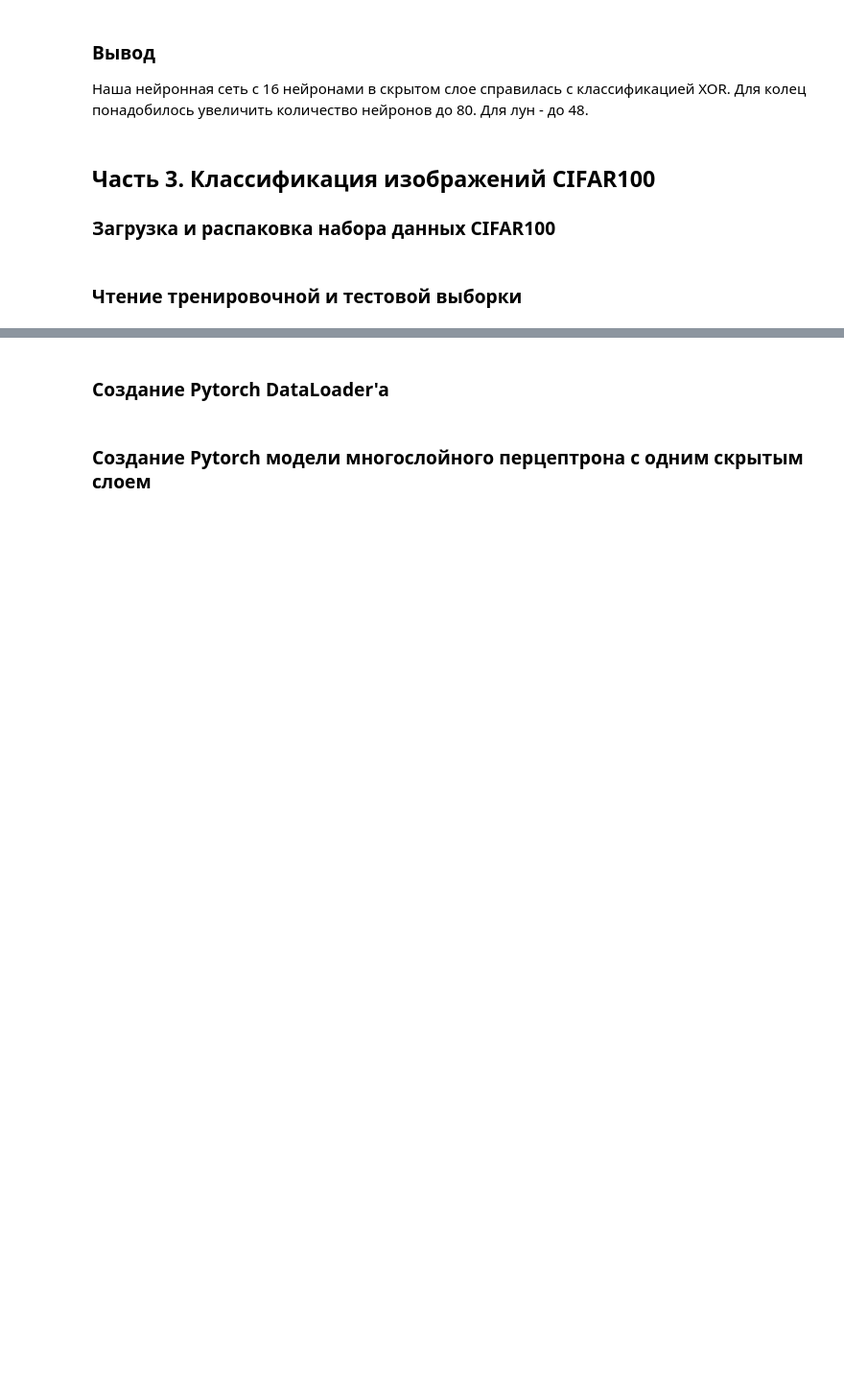
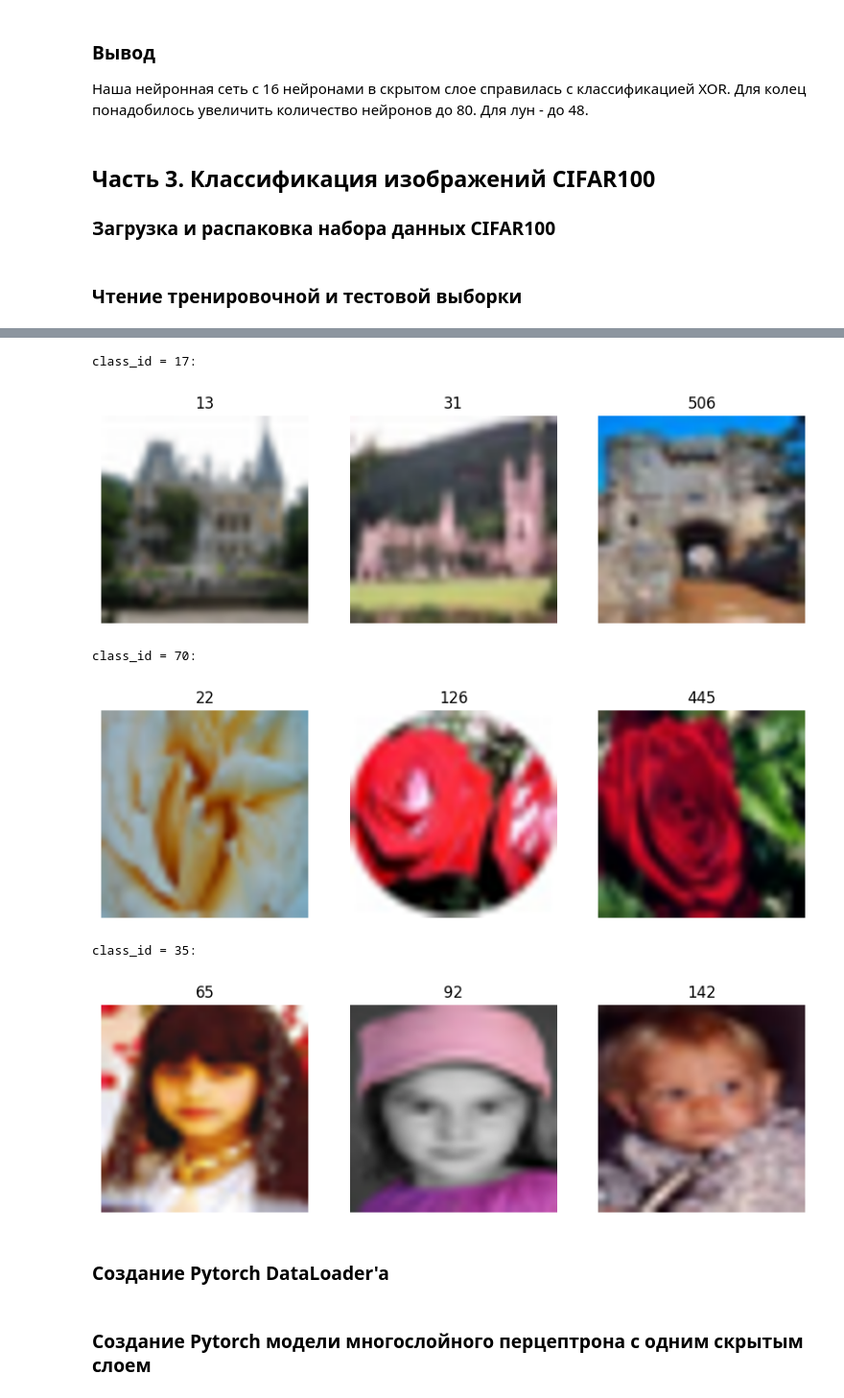
Before and after one commit to DeadlySquad13/t5-2-Neuroscience__Labs, a Jupyter notebook: src/lab1/main.ipynb, the cells around one changed output, grey strips where cells are left out. Shown at 96% size. Cells and saved outputs as stored; diff of their text form; code cells hidden in the pictures; blank space fills up the shorter version.

```diff
--- a/src/lab1/main.ipynb
+++ b/src/lab1/main.ipynb
@@ -417,3 +392,48 @@ for class_index, _ in enumerate(
+# %%
+def createImage(data: ArrayLike):
+    return Image.fromarray(data).resize((256, 256))
+# %%
+def grid_display(list_of_images, list_of_titles=[], no_of_columns=2, figsize=(10, 10)):
+    fig = plt.figure(figsize=figsize)
+    column = 0
+    for i in range(len(list_of_images)):
+        column += 1
+        #  check for end of column and create a new figure
+        if column == no_of_columns + 1:
+            fig = plt.figure(figsize=figsize)
+            column = 1
+        fig.add_subplot(1, no_of_columns, column)
+        plt.imshow(list_of_images[i])
+        plt.axis("off")
+        if len(list_of_titles) >= len(list_of_images):
+            plt.title(list_of_titles[i])
+# %%
+# По 3 экземпляра класса из выборки.
+number_of_images_per_class_to_show = 3
+
+for class_id in CLASSES:
+    print(f"{class_id = }:")
+    i = number_of_images_per_class_to_show
+    image_index_for_class = -1
+    class_images = []
+    image_indices = []
+
+    while i > 0:
+        image_index_for_class = train_y_raw.tolist().index(
+            class_id, image_index_for_class + 1
+        )
+        image_indices.append(image_index_for_class)
+        class_images.append(createImage(train_X_raw[image_index_for_class]))
+        i -= 1
+    grid_display(class_images, image_indices, number_of_images_per_class_to_show)
+    plt.show()
+# %% [output]
+class_id = 17:
+[figure, added]
+class_id = 70:
+[figure, added]
+class_id = 35:
+[figure, added]
 # %% [markdown]
 ### Создание Pytorch DataLoader'a
 # %%
```
Also changed, not shown: parts of 11 cells of this notebook, 1 other file.
